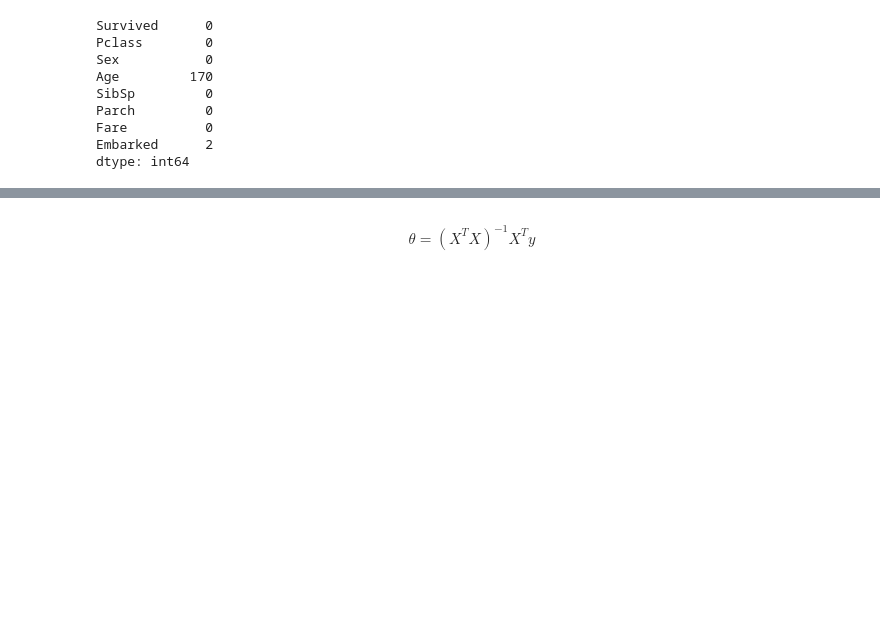
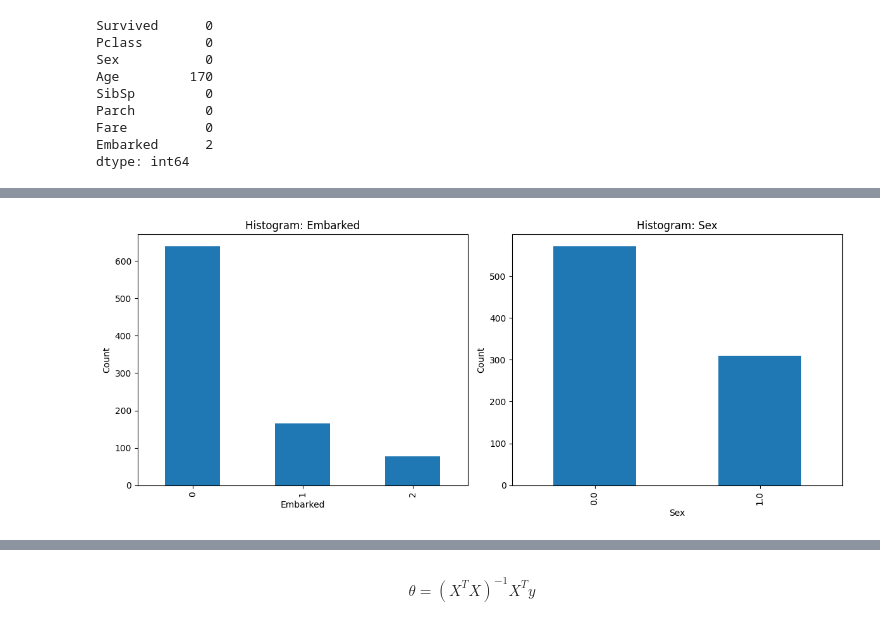
Before and after one commit to PavarisAsawa/PatternRecognition-KMEAN_Regression, a Jupyter notebook: regression.ipynb, the cells around one changed output, grey strips where cells are left out. Drawn from its saved outputs; the diff is of its cells as text; code cells hidden in the pictures; blank space fills up the shorter version.

```diff
--- a/regression.ipynb
+++ b/regression.ipynb
@@ -296,4 +319,13 @@ df["Embarked"].isnull().sum()
 # %%
-df.loc[df["Embarked"] == "S", "Embarked"] = 0
-df.loc[df["Embarked"] == "C", "Embarked"] = 1
-df.loc[df["Embarked"] == "Q", "Embarked"] = 2
+# df.loc[df["Embarked"] == "S", "Embarked"] = 0
+# df.loc[df["Embarked"] == "C", "Embarked"] = 1
+# df.loc[df["Embarked"] == "Q", "Embarked"] = 2
+df["Embarked"] = df["Embarked"].map({
+    "S": 0,
+    "C": 1,
+    "Q": 2
+})
+df.loc[df["Sex"] == "male", "Sex"] = "0"
+df.loc[df["Sex"] == "female", "Sex"] = "1"
+df["Sex"] = df["Sex"].astype(float)
+df.describe()
@@ -300,6 +342,3 @@ df.loc[df["Embarked"] == "Q", "Embarked"] = 2
-# %%
-df.loc[df["Sex"] == "male", "Sex"] = 0
-df.loc[df["Sex"] == "female", "Sex"] = 1
 # %%
 df["Embarked"]
 # %% [output]
@@ -317,0 +357,19 @@ Name: Embarked, Length: 881, dtype: object
+# %%
+plt.figure(figsize=(12, 5))
+
+plt.subplot(1, 2, 1)
+df['Embarked'].value_counts().plot(kind='bar')
+plt.xlabel('Embarked')
+plt.ylabel('Count')
+plt.title('Histogram: Embarked')
+
+plt.subplot(1, 2, 2)
+df['Sex'].value_counts().plot(kind='bar')
+plt.xlabel('Sex')
+plt.ylabel('Count')
+plt.title('Histogram: Sex')
+
+plt.tight_layout()
+plt.show()
+# %% [output]
+[figure, added]
```
Also changed, not shown: parts of 68 cells of this notebook.
